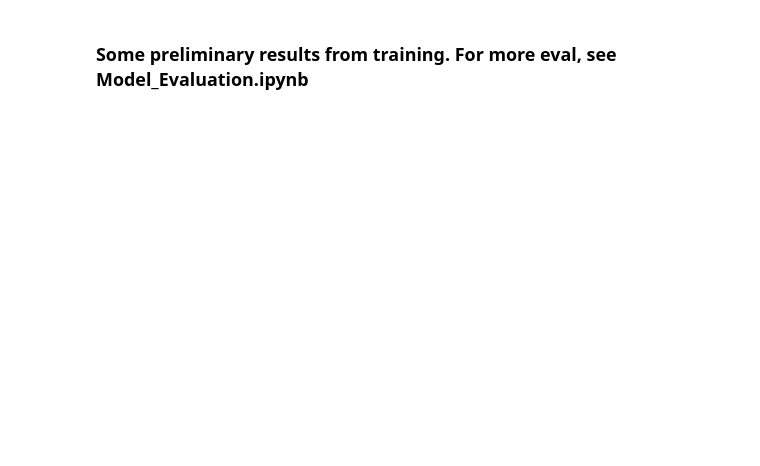
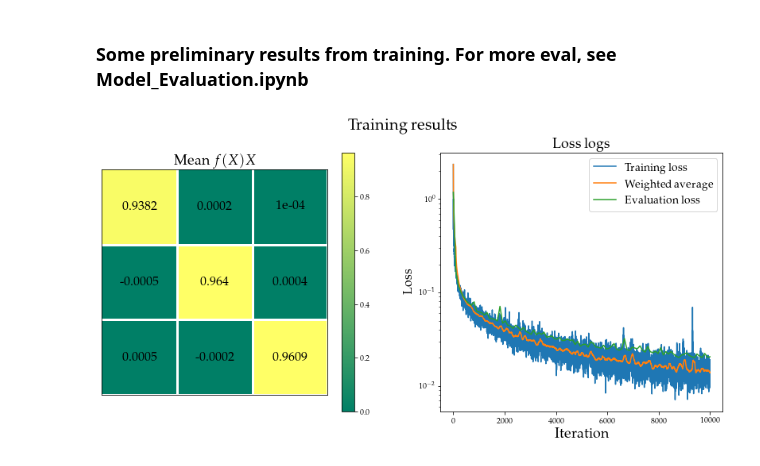
Before and after one commit to esa/neuralg, a Jupyter notebook: Matrix_Inversion_Baseline.ipynb, the cells around one changed output. Saved outputs shown, nothing was run; the diff lists cells and outputs as text; code cells hidden in the pictures; blank space fills up the shorter version.

Commit message:
more structured training incl. training plot

```diff
--- a/Matrix_Inversion_Baseline.ipynb
+++ b/Matrix_Inversion_Baseline.ipynb
@@ -121,0 +60,7 @@ for i in range(10000):
+# %%
+# Sample evaluation data with a fixed condition number
+X_eval = RandomMatrixDataSet(100, d = d)
+#X_eval.from_condition_number(10)
+X_eval.from_eigenvalues(sigma = 10, diagonal = True)
+x_eval = X_eval.X
+y_eval = X_eval.Y
@@ -121,0 +141,2 @@ for i in range(10000):
+# %%
+trained_model,loss_log,weighted_average_log,eval_loss_log = run_training(k,model)
@@ -164,0 +156,38 @@ ylab = plt.ylabel('Test loss', fontsize=16)
+# %%
+## Inspect if the model overfitted/how it trained on the data.
+pred = trained_model(x_eval)
+
+fig = plt.figure()
+#Visualize how well the network output serves as an inverse
+ax = fig.add_subplot(121)
+mean_identity_approx = torch.matmul(pred,x_eval).mean(0)[0].detach().numpy()
+img = ax.imshow(mean_identity_approx, cmap = 'summer')
+for i in range(d):
+        for j in range(d):
+            t= ax.text(j, i, round(mean_identity_approx[i, j],4),
+                       ha="center", va="center", color="black", fontsize = 16)
+# Create colorbar
+cbar = ax.figure.colorbar(img, ax=ax)
+ax.set_xticks(np.arange(0,3,1)+0.5)
+ax.set_yticks(np.arange(0,3,1)+0.5)
+ax.set_title('Mean $f(X)X$', fontsize = 18)
+ax.set_xticklabels('')
+ax.set_yticklabels('')
+ax.grid(color="w", linestyle='-', linewidth=3)
+ax.tick_params( bottom=False, left=False)
+
+# Plot loss logs
+ax = fig.add_subplot(122)
+ax.plot(loss_log, label = "Training loss")
+ax.plot(weighted_average_log, label = "Weighted average")
+ax.plot(np.linspace(0,k,len(eval_loss_log)), eval_loss_log, label= "Evaluation loss")
+ax.set_yscale('log')
+#ax.set_xscale('log')
+ax.set_title('Loss logs', fontsize = 18)
+ax.legend(fontsize = 14)
+fig.suptitle('Training results', fontsize=20)
+ax.set_xlabel('Iteration', fontsize=18)
+ylabel = ax.set_ylabel('Loss', fontsize=16)
+plt.savefig("training_results_diag.png")
+# %% [output]
+[figure, added]
```
Also changed, not shown: parts of 14 cells of this notebook.
